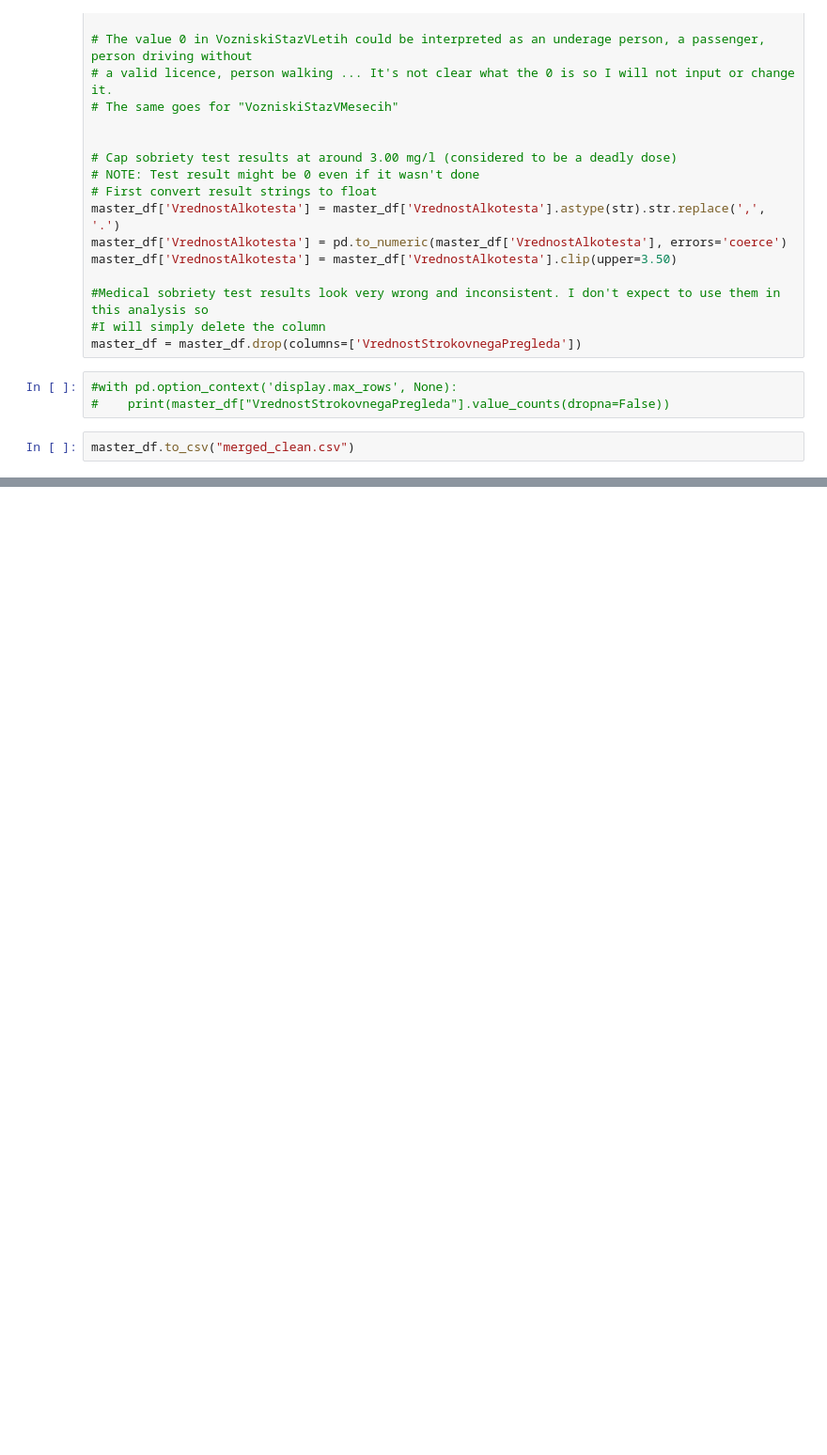
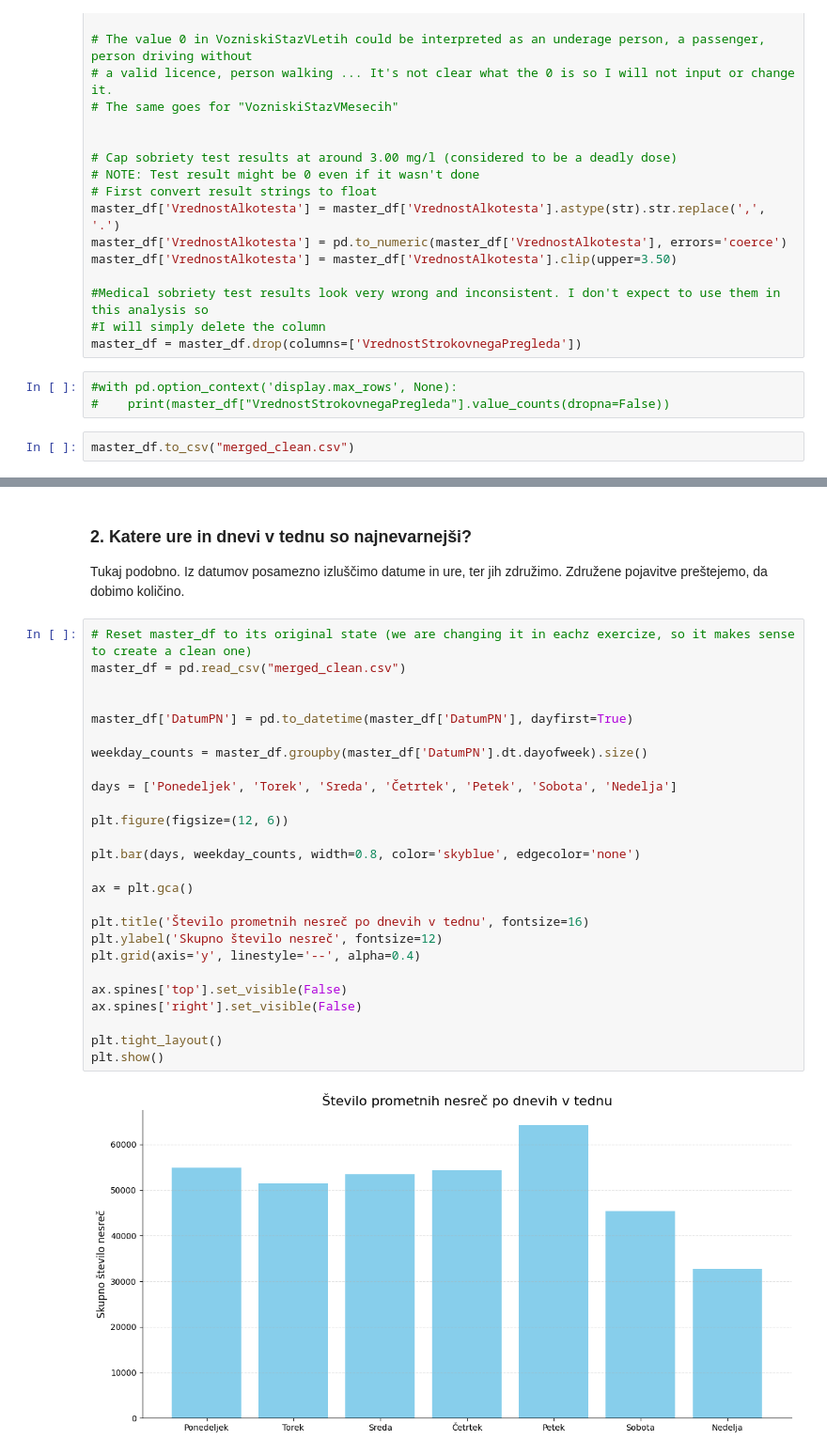
Before and after one commit to PatrikFurlan/PR2615, a Jupyter notebook: notebook.ipynb, the cells around one changed output, grey strips where cells are left out. Shown at 94% size. Saved outputs shown, nothing was run; the diff lists cells and outputs as text; blank space fills up the shorter version.

```diff
--- a/notebook.ipynb
+++ b/notebook.ipynb
@@ -97,0 +146,31 @@ master_df.to_csv("merged_clean.csv")
+# %% [markdown]
+### 2. Katere ure in dnevi v tednu so najnevarnejši?
+Tukaj podobno. Iz datumov posamezno izluščimo datume in ure, ter jih združimo. Združene pojavitve preštejemo, da dobimo količino.
+# %%
+# Reset master_df to its original state (we are changing it in eachz exercize, so it makes sense to create a clean one)
+master_df = pd.read_csv("merged_clean.csv")
+
+
+master_df['DatumPN'] = pd.to_datetime(master_df['DatumPN'], dayfirst=True)
+
+weekday_counts = master_df.groupby(master_df['DatumPN'].dt.dayofweek).size()
+
+days = ['Ponedeljek', 'Torek', 'Sreda', 'Četrtek', 'Petek', 'Sobota', 'Nedelja']
+
+plt.figure(figsize=(12, 6))
+
+plt.bar(days, weekday_counts, width=0.8, color='skyblue', edgecolor='none')
+
+ax = plt.gca()
+
+plt.title('Število prometnih nesreč po dnevih v tednu', fontsize=16)
+plt.ylabel('Skupno število nesreč', fontsize=12)
+plt.grid(axis='y', linestyle='--', alpha=0.4)
+
+ax.spines['top'].set_visible(False)
+ax.spines['right'].set_visible(False)
+
+plt.tight_layout()
+plt.show()
+# %% [output]
+[figure, added]
```
Also changed, not shown: parts of 8 cells of this notebook.
